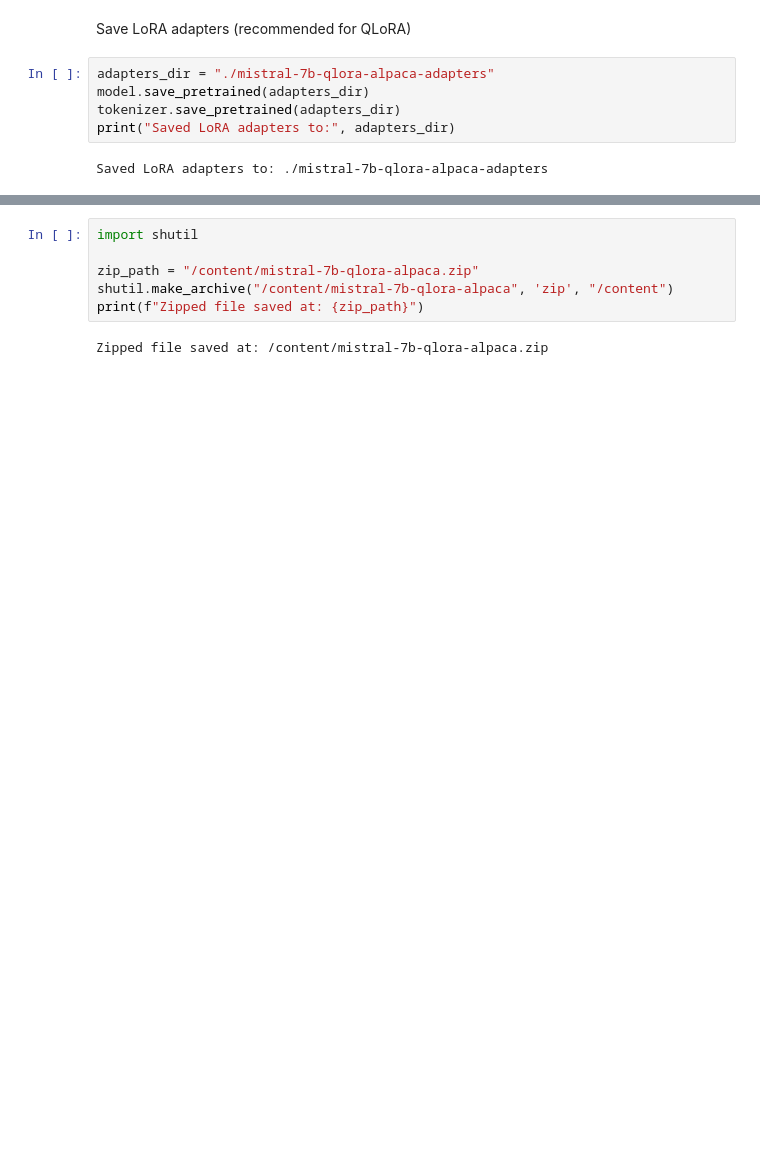
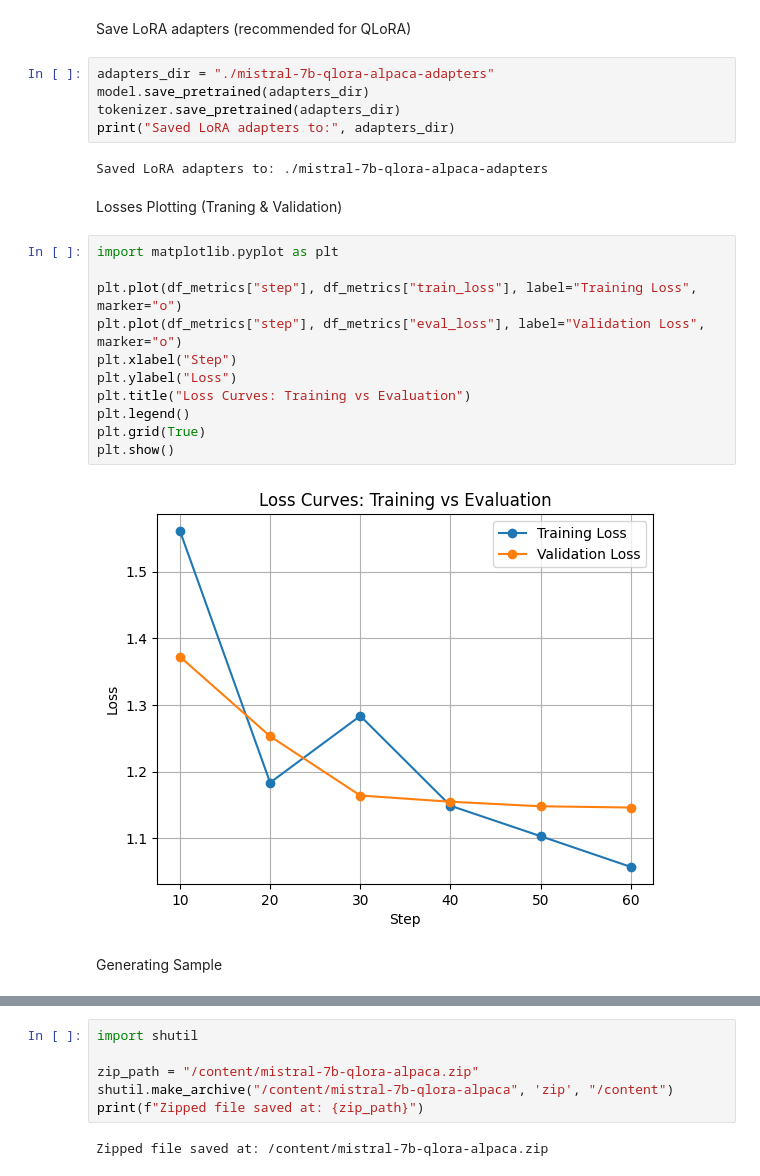
Before and after one commit to mdrk300902/ai-ml-ds-hub, a Jupyter notebook: mistral_7b_qlora_alpaca.ipynb, the cells around one changed output, grey strips where cells are left out. Cells and saved outputs as stored; diff of their text form; blank space fills up the shorter version.

```diff
--- a/mistral_7b_qlora_alpaca.ipynb
+++ b/mistral_7b_qlora_alpaca.ipynb
@@ -330,3 +329,20 @@ tokenizer.save_pretrained(adapters_dir)
 print("Saved LoRA adapters to:", adapters_dir)
 # %% [output]
 Saved LoRA adapters to: ./mistral-7b-qlora-alpaca-adapters
+# %% [markdown]
+Losses Plotting (Traning & Validation)
+# %%
+import matplotlib.pyplot as plt
+
+plt.plot(df_metrics["step"], df_metrics["train_loss"], label="Training Loss", marker="o")
+plt.plot(df_metrics["step"], df_metrics["eval_loss"], label="Validation Loss", marker="o")
+plt.xlabel("Step")
+plt.ylabel("Loss")
+plt.title("Loss Curves: Training vs Evaluation")
+plt.legend()
+plt.grid(True)
+plt.show()
+# %% [output]
+[figure, added]
+# %% [markdown]
+Generating Sample
```
Also changed, not shown: parts of 7 cells of this notebook.
